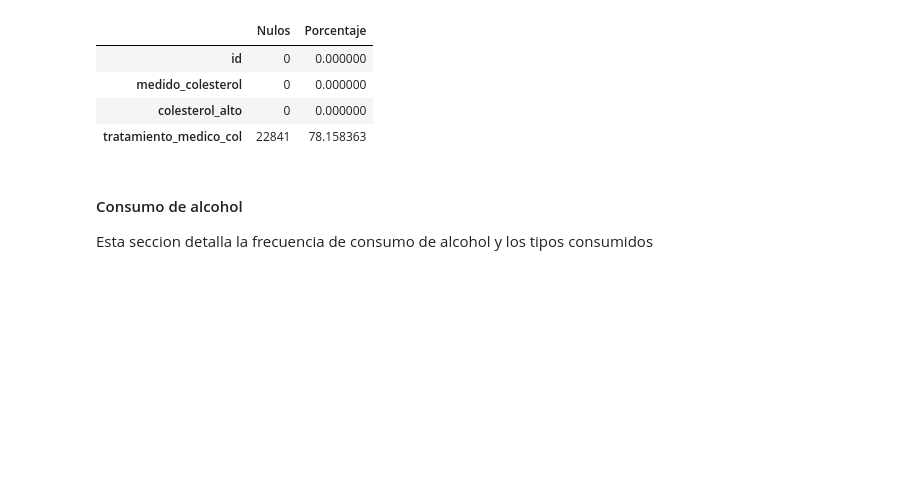
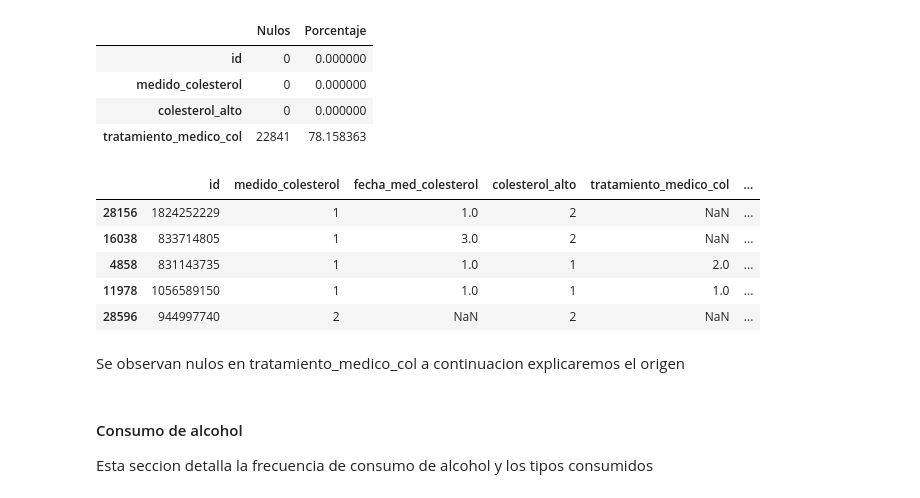
Before and after one commit to Data-Science-YPF/factores_riesgo, a Jupyter notebook: analisisBD.ipynb, the cells around one changed output. Saved outputs shown, nothing was run; the diff lists cells and outputs as text; code cells hidden in the pictures; blank space fills up the shorter version.

```diff
--- a/analisisBD.ipynb
+++ b/analisisBD.ipynb
@@ -336,6 +376,21 @@ calcular_nulos_y_porcentaje(colesterol)
 | medido_colesterol | 0 | 0.000000 |
 | colesterol_alto | 0 | 0.000000 |
 | tratamiento_medico_col | 22841 | 78.158363 |
+# %%
+# creo una tabla sin filtrar
+columnas_colesterol = ['id', 'medido_colesterol', 'fecha_med_colesterol', 'colesterol_alto','tratamiento_medico_col', 'trat_habitos_col', 'trat_farmac_col','autocontrol_col', 'prevalencia_colesterol']
+colesterol_nofiltro = filtrar_columnas(friesgo_2018_raw,columnas_colesterol)
+# %%
+colesterol_nofiltro.sample(5)
+# %% [output]
+|  | id | medido_colesterol | fecha_med_colesterol | colesterol_alto | tratamiento_medico_col | ... |
+| 28156 | 1824252229 | 1 | 1.0 | 2 | NaN | ... |
+| 16038 | 833714805 | 1 | 3.0 | 2 | NaN | ... |
+| 4858 | 831143735 | 1 | 1.0 | 1 | 2.0 | ... |
+| 11978 | 1056589150 | 1 | 1.0 | 1 | 1.0 | ... |
+| 28596 | 944997740 | 2 | NaN | 2 | NaN | ... |
+# %% [markdown]
+Se observan nulos en tratamiento_medico_col a continuacion explicaremos el origen
 # %%
 colesterol.describe()
 # %% [markdown]
```
Also changed, not shown: parts of 10 cells of this notebook, 1 other file.
